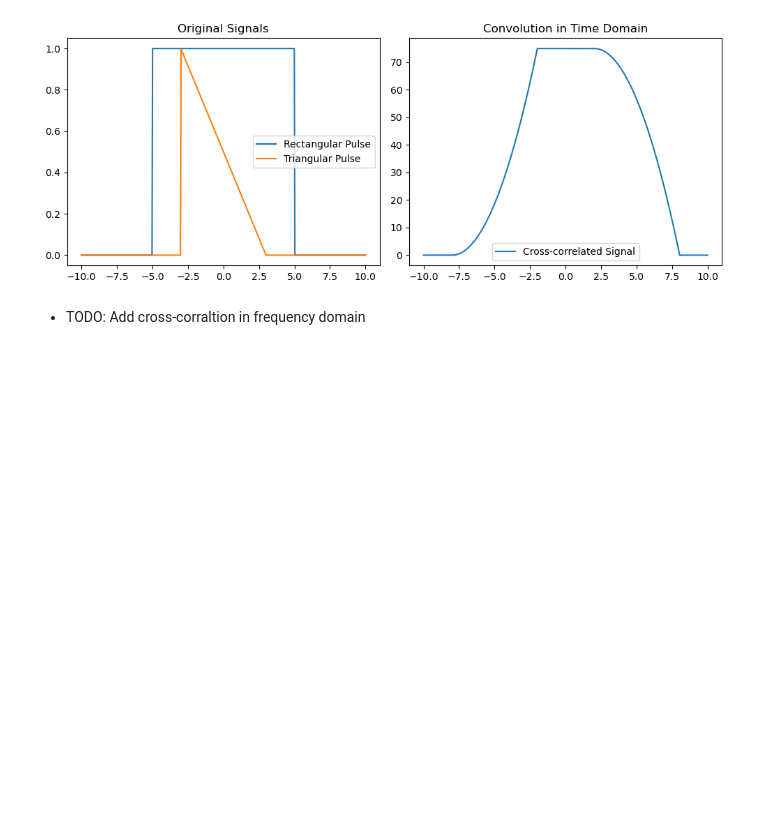
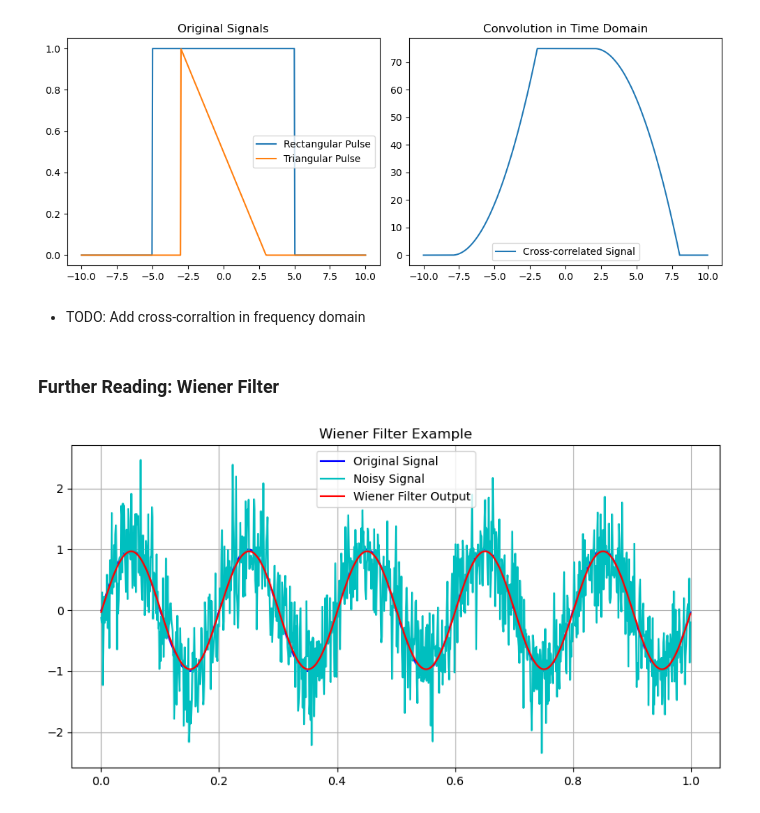
Before and after one commit to AI4EPS/EPS207_Observational_Seismology, a Jupyter notebook: docs/lectures/codes/signal_processing.ipynb, the cells around one changed output. Saved outputs shown, nothing was run; the diff lists cells and outputs as text; code cells hidden in the pictures; blank space fills up the shorter version.

```diff
--- a/docs/lectures/codes/signal_processing.ipynb
+++ b/docs/lectures/codes/signal_processing.ipynb
@@ -267,3 +269,39 @@ if multiplied_spectrum is not None:
 
     plt.tight_layout()
     plt.show()
+# %% [markdown]
+### Further Reading: Wiener Filter
+# %%
+# Create a simple signal
+t = np.linspace(0, 1, 1000, endpoint=False)
+original_signal = np.sin(2 * np.pi * 5 * t)
+
+# Add noise to the signal
+noise = np.random.normal(0, 0.5, original_signal.shape)
+noisy_signal = original_signal + noise
+
+# Wiener filter in frequency domain
+def wiener_filter(noisy_signal, original_signal, noise_power):
+    # Compute power spectral density of the signal and noise
+    Sx = fft(original_signal) * np.conj(fft(original_signal)) / len(original_signal)
+    Sn = noise_power
+
+    # Compute the Wiener filter
+    H = Sx / (Sx + Sn)
+    wiener_output = ifft(H * fft(noisy_signal)).real
+    return wiener_output
+
+# Apply the Wiener filter
+noise_power = np.var(noise)
+estimated_signal = wiener_filter(noisy_signal, original_signal, noise_power)
+
+plt.figure(figsize=(10, 5))
+plt.plot(t, original_signal, 'b', label="Original Signal")
+plt.plot(t, noisy_signal, 'c', label="Noisy Signal")
+plt.plot(t, estimated_signal, 'r', label="Wiener Filter Output")
+plt.legend()
+plt.title("Wiener Filter Example")
+plt.grid(True)
+plt.show()
+# %% [output]
+[figure, added]
```
Also changed, not shown: parts of 1 cell of this notebook, 2 other files.
